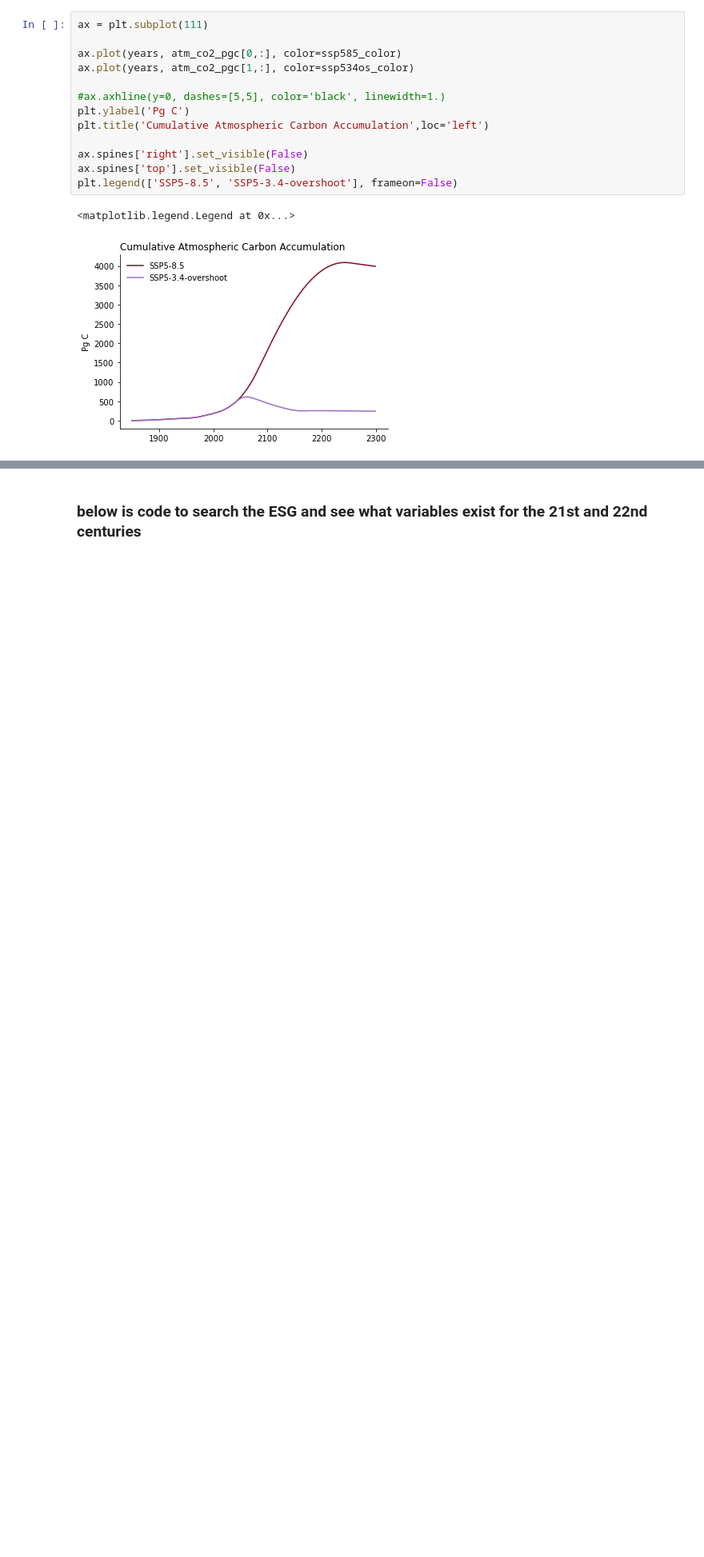
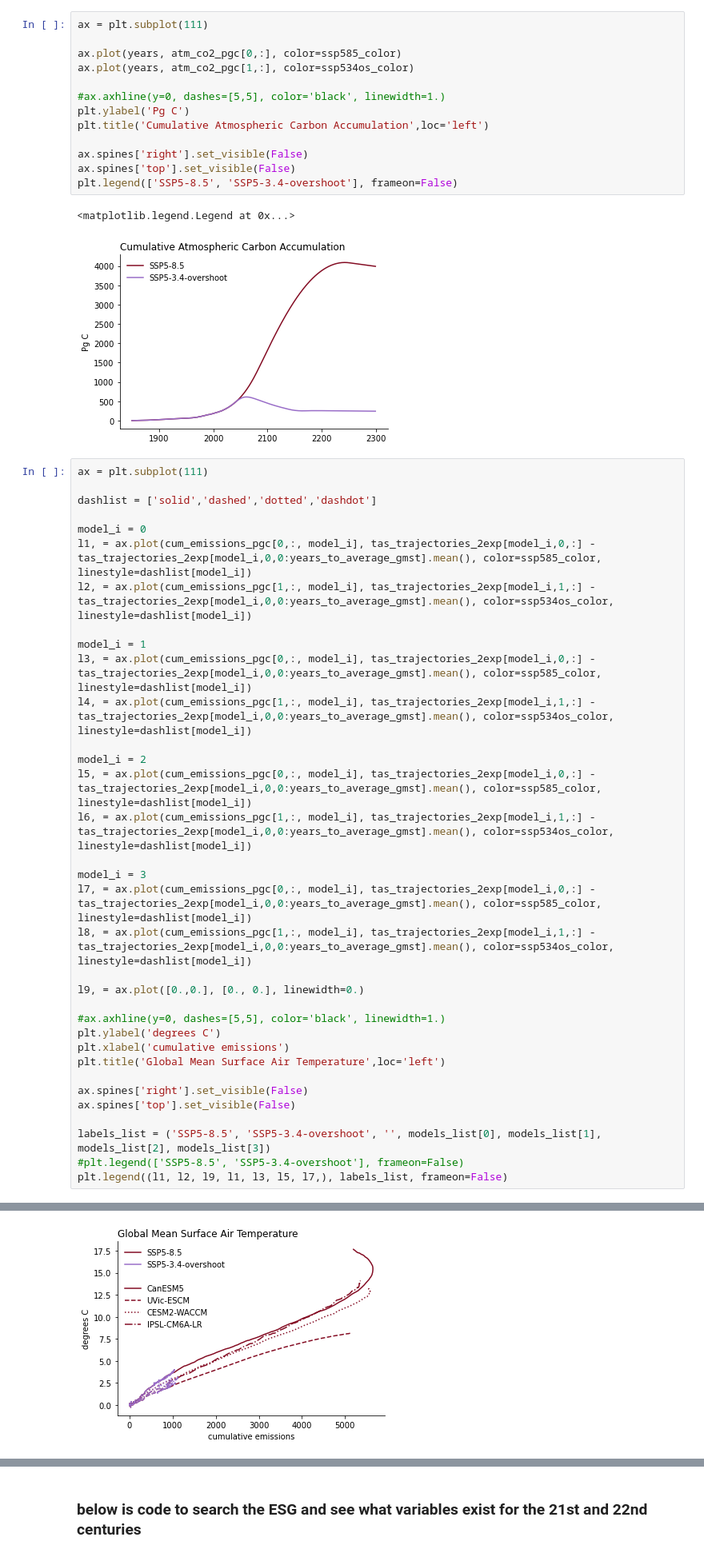
Before and after one commit to ckoven/longterm_carboncycle_three_ssps, a Jupyter notebook: longterm_carboncycle.ipynb, the cells around one changed output, grey strips where cells are left out. Shown at 80% size. Drawn from its saved outputs; the diff is of its cells as text; blank space fills up the shorter version.

```diff
--- a/longterm_carboncycle.ipynb
+++ b/longterm_carboncycle.ipynb
@@ -603,3 +605,38 @@ plt.legend(['SSP5-8.5', 'SSP5-3.4-overshoot'], frameon=False)
 # %% [output]
 <matplotlib.legend.Legend at 0x...>
 [figure]
+# %%
+ax = plt.subplot(111)
+
+dashlist = ['solid','dashed','dotted','dashdot']
+
+model_i = 0
+l1, = ax.plot(cum_emissions_pgc[0,:, model_i], tas_trajectories_2exp[model_i,0,:] - tas_trajectories_2exp[model_i,0,0:years_to_average_gmst].mean(), color=ssp585_color, linestyle=dashlist[model_i])
+l2, = ax.plot(cum_emissions_pgc[1,:, model_i], tas_trajectories_2exp[model_i,1,:] - tas_trajectories_2exp[model_i,0,0:years_to_average_gmst].mean(), color=ssp534os_color, linestyle=dashlist[model_i])
+
+model_i = 1
+l3, = ax.plot(cum_emissions_pgc[0,:, model_i], tas_trajectories_2exp[model_i,0,:] - tas_trajectories_2exp[model_i,0,0:years_to_average_gmst].mean(), color=ssp585_color, linestyle=dashlist[model_i])
+l4, = ax.plot(cum_emissions_pgc[1,:, model_i], tas_trajectories_2exp[model_i,1,:] - tas_trajectories_2exp[model_i,0,0:years_to_average_gmst].mean(), color=ssp534os_color, linestyle=dashlist[model_i])
+
+model_i = 2
+l5, = ax.plot(cum_emissions_pgc[0,:, model_i], tas_trajectories_2exp[model_i,0,:] - tas_trajectories_2exp[model_i,0,0:years_to_average_gmst].mean(), color=ssp585_color, linestyle=dashlist[model_i])
+l6, = ax.plot(cum_emissions_pgc[1,:, model_i], tas_trajectories_2exp[model_i,1,:] - tas_trajectories_2exp[model_i,0,0:years_to_average_gmst].mean(), color=ssp534os_color, linestyle=dashlist[model_i])
+
+model_i = 3
+l7, = ax.plot(cum_emissions_pgc[0,:, model_i], tas_trajectories_2exp[model_i,0,:] - tas_trajectories_2exp[model_i,0,0:years_to_average_gmst].mean(), color=ssp585_color, linestyle=dashlist[model_i])
+l8, = ax.plot(cum_emissions_pgc[1,:, model_i], tas_trajectories_2exp[model_i,1,:] - tas_trajectories_2exp[model_i,0,0:years_to_average_gmst].mean(), color=ssp534os_color, linestyle=dashlist[model_i])
+
+l9, = ax.plot([0.,0.], [0., 0.], linewidth=0.)
+
+#ax.axhline(y=0, dashes=[5,5], color='black', linewidth=1.)
+plt.ylabel('degrees C')
+plt.xlabel('cumulative emissions')
+plt.title('Global Mean Surface Air Temperature',loc='left')
+
+ax.spines['right'].set_visible(False)
+ax.spines['top'].set_visible(False)
+
+labels_list = ('SSP5-8.5', 'SSP5-3.4-overshoot', '', models_list[0], models_list[1], models_list[2], models_list[3])
+#plt.legend(['SSP5-8.5', 'SSP5-3.4-overshoot'], frameon=False)
+plt.legend((l1, l2, l9, l1, l3, l5, l7,), labels_list, frameon=False)
+# %% [output]
@@ -606 +644,2 @@ plt.legend(['SSP5-8.5', 'SSP5-3.4-overshoot'], frameon=False)
+[figure, added]
 # %%
```
Also changed, not shown: parts of 12 cells of this notebook.
